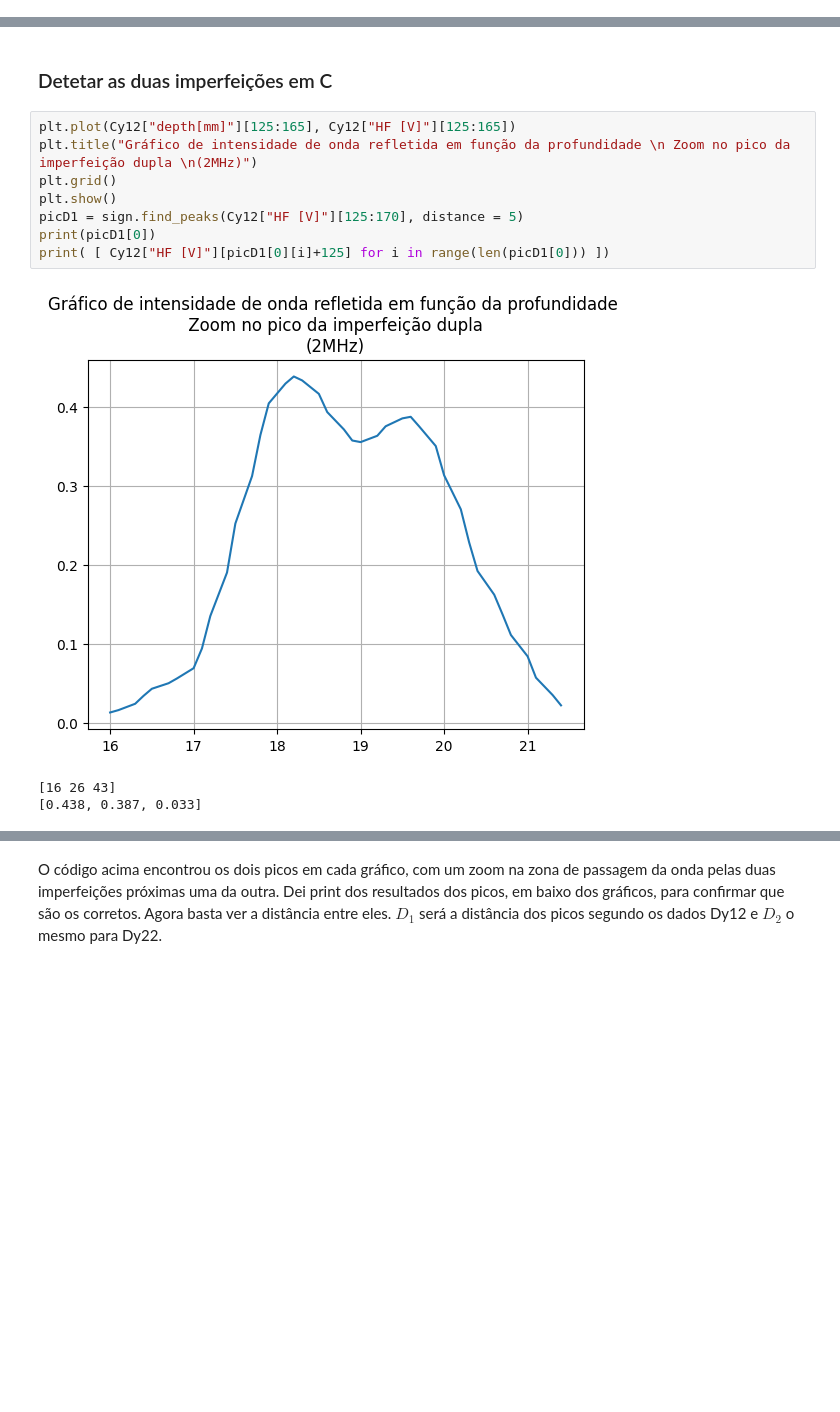
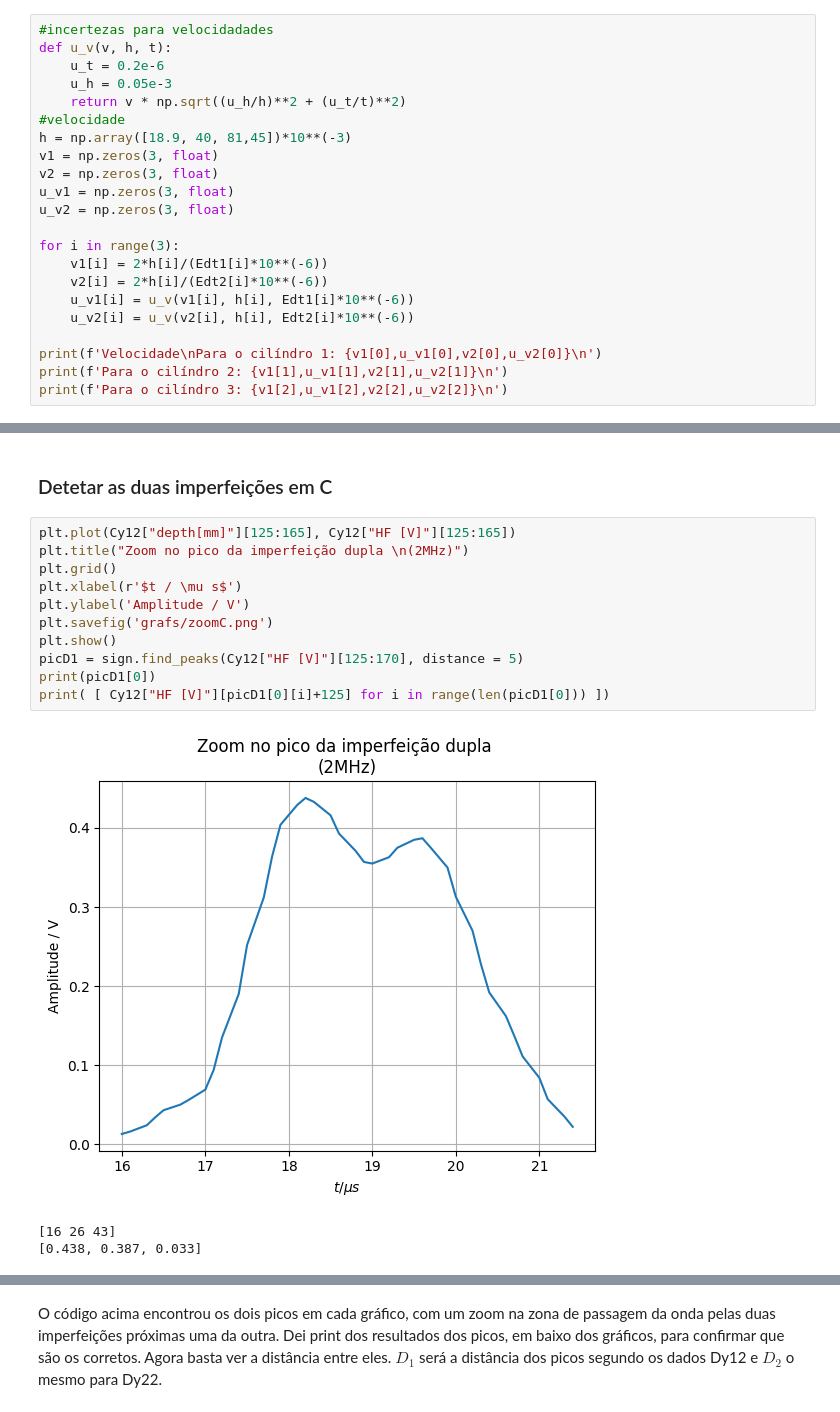
Before and after one commit to MRDias12/LabsIII, a Jupyter notebook: PLs/PL7/cenasprorelatorio.ipynb, the cells around one changed output, grey strips where cells are left out. Drawn from its saved outputs; the diff is of its cells as text; blank space fills up the shorter version.

```diff
--- a/PLs/PL7/cenasprorelatorio.ipynb
+++ b/PLs/PL7/cenasprorelatorio.ipynb
@@ -192,3 +192,25 @@ Para o cilíndro 2: (2705.749718151071, 2761.795166858458)
 Para o cilíndro 3: (2757.4468085106387, 2766.8659265584974)
 
 Velocidades prov. (2730.812801306009, 2760.919818024231)
+# %%
+#incertezas para velocidadades
+def u_v(v, h, t):
+    u_t = 0.2e-6
+    u_h = 0.05e-3
+    return v * np.sqrt((u_h/h)**2 + (u_t/t)**2)
+#velocidade
+h = np.array([18.9, 40, 81,45])*10**(-3)
+v1 = np.zeros(3, float)
+v2 = np.zeros(3, float)
+u_v1 = np.zeros(3, float)
+u_v2 = np.zeros(3, float)
+
+for i in range(3):
+    v1[i] = 2*h[i]/(Edt1[i]*10**(-6))
+    v2[i] = 2*h[i]/(Edt2[i]*10**(-6))
+    u_v1[i] = u_v(v1[i], h[i], Edt1[i]*10**(-6))
+    u_v2[i] = u_v(v2[i], h[i], Edt2[i]*10**(-6))
+
+print(f'Velocidade\nPara o cilíndro 1: {v1[0],u_v1[0],v2[0],u_v2[0]}\n')
+print(f'Para o cilíndro 2: {v1[1],u_v1[1],v2[1],u_v2[1]}\n')
+print(f'Para o cilíndro 3: {v1[2],u_v1[2],v2[2],u_v2[2]}\n')
@@ -551,14 +621,17 @@ print("2MHz: \n Os diametros das imperfeições A, B, e C são respetivamente: "
 ### Detetar as duas imperfeições em C
 # %%
 plt.plot(Cy12["depth[mm]"][125:165], Cy12["HF [V]"][125:165])
-plt.title("Gráfico de intensidade de onda refletida em função da profundidade \n Zoom no pico da imperfeição dupla \n(2MHz)")
+plt.title("Zoom no pico da imperfeição dupla \n(2MHz)")
 plt.grid()
+plt.xlabel(r'$t / \mu s$')
+plt.ylabel('Amplitude / V')
+plt.savefig('grafs/zoomC.png')
 plt.show()
 picD1 = sign.find_peaks(Cy12["HF [V]"][125:170], distance = 5)
 print(picD1[0])
 print( [ Cy12["HF [V]"][picD1[0][i]+125] for i in range(len(picD1[0])) ])
 # %% [output]
-[figure, old version]
+[figure, new version]
 [16 26 43]
 [0.438, 0.387, 0.033]
 # %%
```
Also changed, not shown: parts of 7 cells of this notebook, 22 other files.
